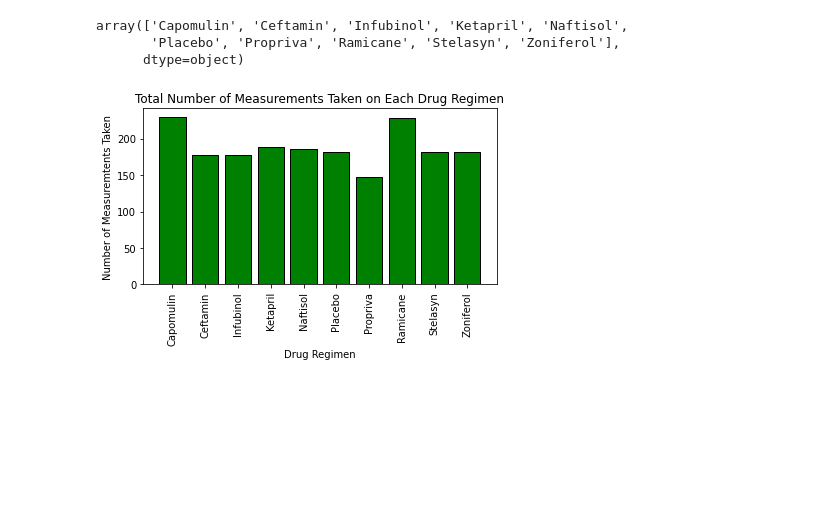
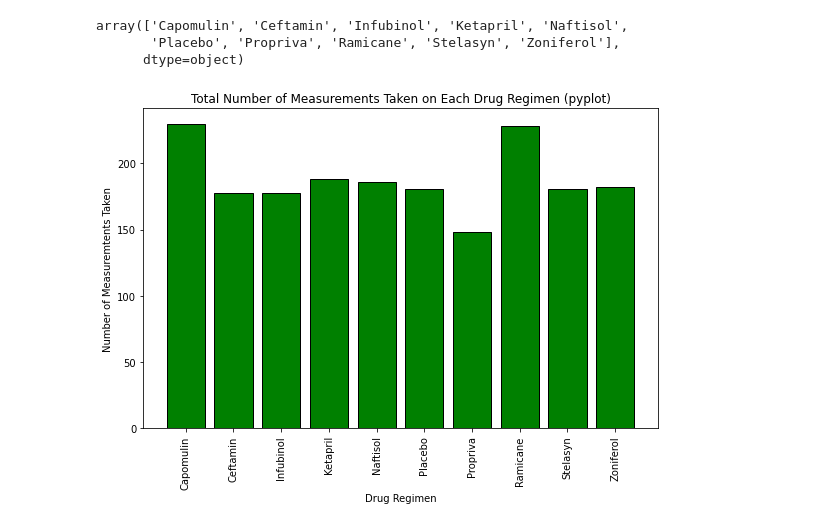
Before and after one commit to radioactivearm/matplotlib-challenge, a Jupyter notebook: Pymaceuticals/pymaceuticals_main.ipynb, the cells around one changed output. Cells and saved outputs as stored; diff of their text form; code cells hidden in the pictures; blank space fills up the shorter version.

Commit message:
added more plots

```diff
--- a/Pymaceuticals/pymaceuticals_main.ipynb
+++ b/Pymaceuticals/pymaceuticals_main.ipynb
@@ -258,13 +258,14 @@ array(['Capomulin', 'Ceftamin', 'Infubinol', 'Ketapril', 'Naftisol',
        'Placebo', 'Propriva', 'Ramicane', 'Stelasyn', 'Zoniferol'],
       dtype=object)
 # %%
-# plotting count of total measurments for each drug regiment
+# plotting count of total measurments for each drug regiment using Matplotlib
+plt.figure(figsize=(8,6))
 plt.bar(x_axis, num_meas, color='g', edgecolor='black')
 plt.xticks(tick_location, drug_array, rotation=90)
-plt.title('Total Number of Measurements Taken on Each Drug Regimen')
+plt.title('Total Number of Measurements Taken on Each Drug Regimen (pyplot)')
 plt.xlabel('Drug Regimen')
 plt.ylabel('Number of Measuremtents Taken')
 plt.tight_layout()
 plt.show()
 # %% [output]
-[figure, old version]
+[figure, new version]
```
Also changed, not shown: parts of 6 cells of this notebook.
